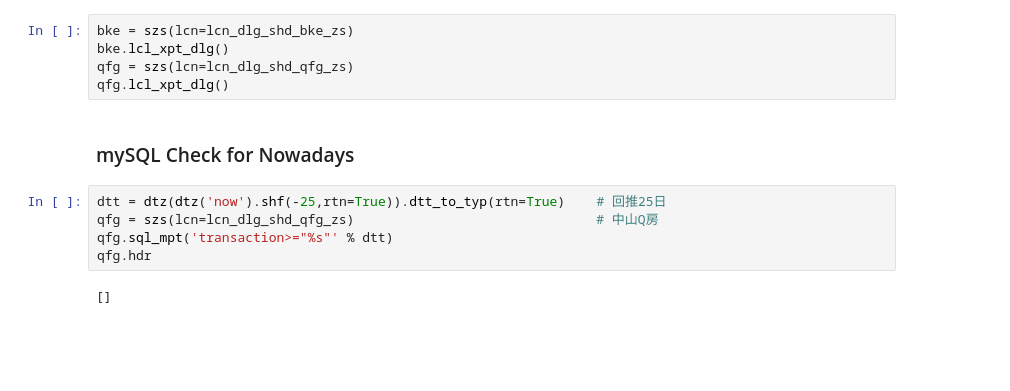
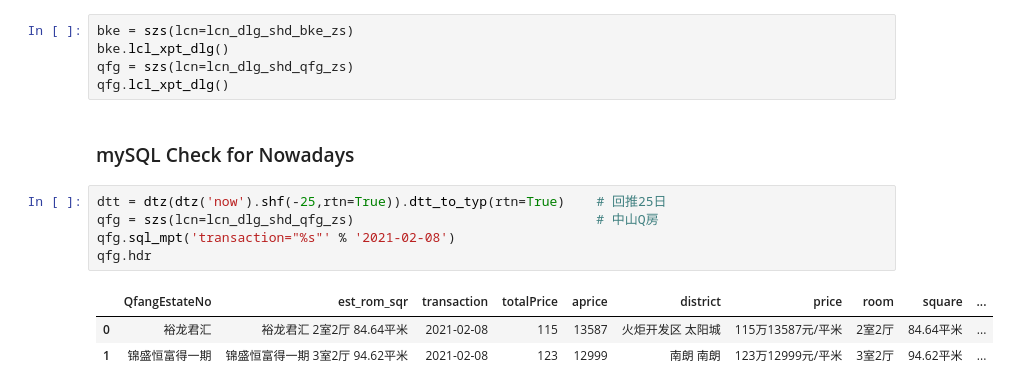
Before and after one commit to zoharslong/prj_spd_est_zs, a Jupyter notebook: pfm_spd_zss.ipynb, the cells around one changed output. Cells and saved outputs as stored; diff of their text form; blank space fills up the shorter version.

```diff
--- a/pfm_spd_zss.ipynb
+++ b/pfm_spd_zss.ipynb
@@ -51,10 +98,12 @@ qfg.lcl_xpt_dlg()
 # %%
 dtt = dtz(dtz('now').shf(-25,rtn=True)).dtt_to_typ(rtn=True)    # 回推25日
 qfg = szs(lcn=lcn_dlg_shd_qfg_zs)                               # 中山Q房
-qfg.sql_mpt('transaction>="%s"' % dtt)
+qfg.sql_mpt('transaction="%s"' % '2021-02-08')
 qfg.hdr
 # %% [output]
-[]
+|  | QfangEstateNo | est_rom_sqr | transaction | totalPrice | aprice | district | price | room | square | ... |
+| 0 | 裕龙君汇 | 裕龙君汇 2室2厅 84.64平米 | 2021-02-08 | 115 | 13587 | 火炬开发区 太阳城 | 115万13587元/平米 | 2室2厅 | 84.64平米 | ... |
+| 1 | 锦盛恒富得一期 | 锦盛恒富得一期 3室2厅 94.62平米 | 2021-02-08 | 123 | 12999 | 南朗 南朗 | 123万12999元/平米 | 3室2厅 | 94.62平米 | ... |
 # %%
 dtt = dtz(dtz('now').shf(-16,rtn=True)).dtt_to_typ(rtn=True)    # 回推16日
 bke = szs(lcn=lcn_dlg_shd_bke_zs)                               # 中山贝壳
```
Also changed, not shown: parts of 4 cells of this notebook, 2 other files.
